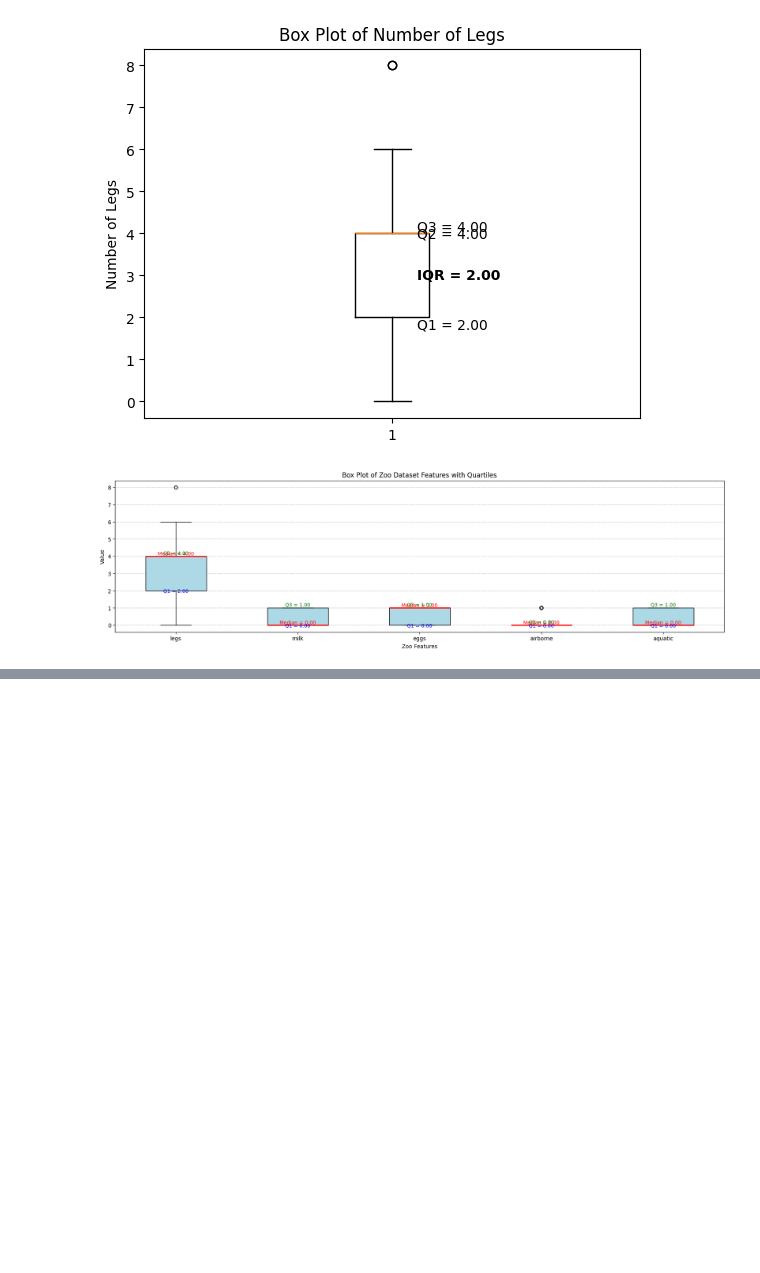
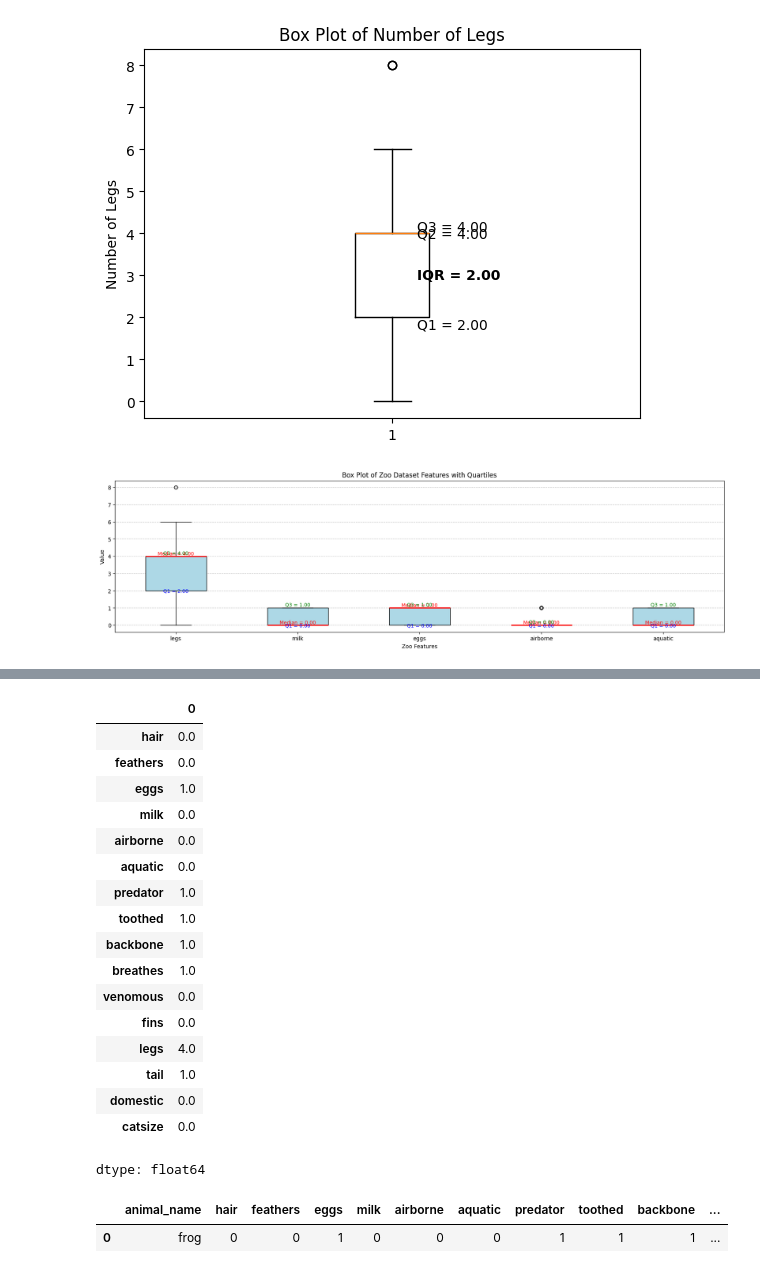
Before and after one commit to deekshasoota/ML-lab-project, a Jupyter notebook: basicdataanalysisusingnumpypandas.ipynb, the cells around one changed output, grey strips where cells are left out. Cells and saved outputs as stored; diff of their text form; code cells hidden in the pictures; blank space fills up the shorter version.

```diff
--- a/basicdataanalysisusingnumpypandas.ipynb
+++ b/basicdataanalysisusingnumpypandas.ipynb
@@ -403,0 +459,26 @@ plt.show()
+# %%
+ df.median(numeric_only=True)
+# %% [output]
+|  | 0 |
+| hair | 0.0 |
+| feathers | 0.0 |
+| eggs | 1.0 |
+| milk | 0.0 |
+| airborne | 0.0 |
+| aquatic | 0.0 |
+| predator | 1.0 |
+| toothed | 1.0 |
+| backbone | 1.0 |
+| breathes | 1.0 |
+| venomous | 0.0 |
+| fins | 0.0 |
+| legs | 4.0 |
+| tail | 1.0 |
+| domestic | 0.0 |
+| catsize | 0.0 |
+dtype: float64
+# %%
+df.mode()
+# %% [output]
+|  | animal_name | hair | feathers | eggs | milk | airborne | aquatic | predator | toothed | backbone | ... |
+| 0 | frog | 0 | 0 | 1 | 0 | 0 | 0 | 1 | 1 | 1 | ... |
```
Also changed, not shown: parts of 14 cells of this notebook.
